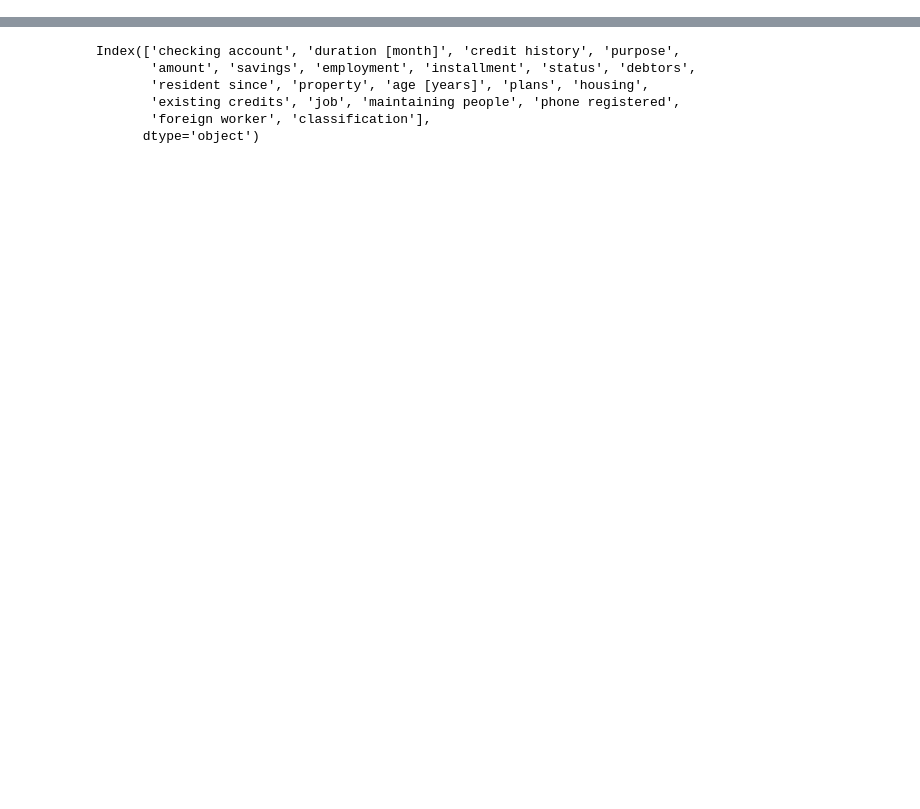
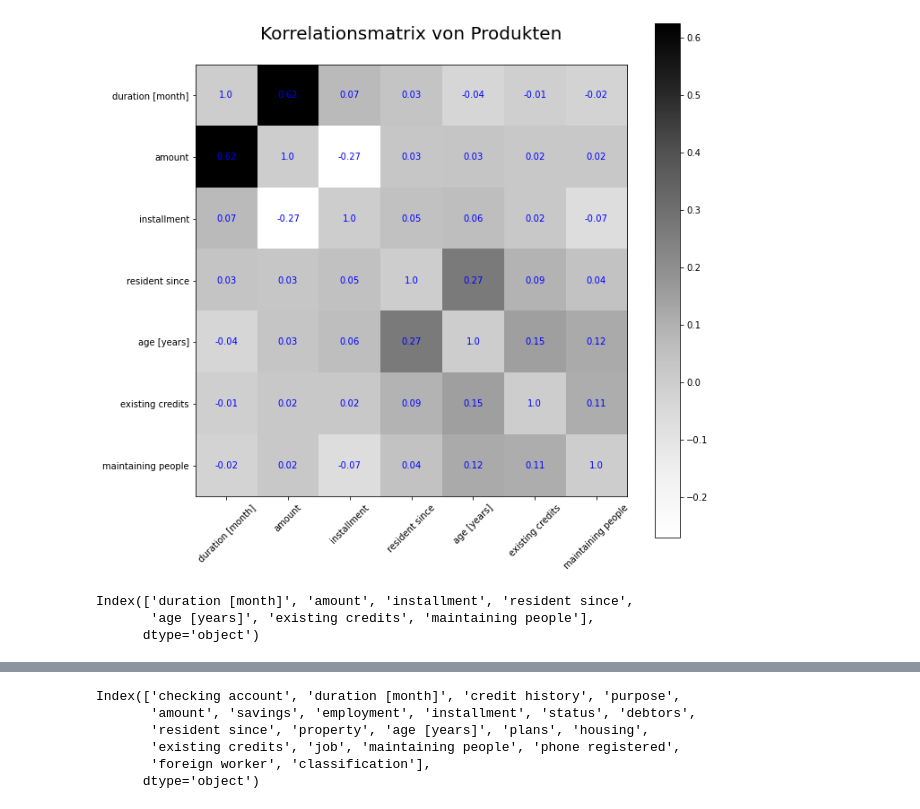
Before and after one commit to Carlson43/WWI20DSA_DV, a Jupyter notebook: W25/w25_Joshua.ipynb, the cells around one changed output, grey strips where cells are left out. Saved outputs shown, nothing was run; the diff lists cells and outputs as text; code cells hidden in the pictures; blank space fills up the shorter version.

```diff
--- a/W25/w25_Joshua.ipynb
+++ b/W25/w25_Joshua.ipynb
@@ -121,0 +61,3 @@ plt.show()
+# %%
+hilfsmatrix = df.corr().replace(to_replace=1.0, value=0)
+hilfsarray = df.corr().round(decimals=2).to_numpy()
@@ -121,0 +77,34 @@ plt.show()
+# %%
+kat = ['duration [month]', 'amount', 'installment', 'resident since',
+       'age [years]', 'existing credits', 'maintaining people']
+
+fig, axis = plt.subplots(figsize=(10,10))
+
+plt.imshow(hilfsmatrix, cmap="Greys")
+
+
+
+axis.set_xticks(np.arange(len(kat)))
+axis.set_yticks(np.arange(len(kat)))
+
+axis.set_xticklabels(kat, rotation=45)
+axis.set_yticklabels(kat)
+
+axis.set_title("Korrelationsmatrix von Produkten\n", fontsize=20)
+
+fig.tight_layout()
+plt.colorbar()
+
+# Loop over data dimensions and create text annotations.
+for i in range(len(kat)):
+    for j in range(len(kat)):
+        text = axis.text(j, i, hilfsarray[i, j],
+                       ha="center", va="center", color="blue")
+# %% [output]
+[figure, added]
+# %%
+df.describe().columns
+# %% [output]
+Index(['duration [month]', 'amount', 'installment', 'resident since',
+       'age [years]', 'existing credits', 'maintaining people'],
+      dtype='object')
```
Also changed, not shown: parts of 39 cells of this notebook.
